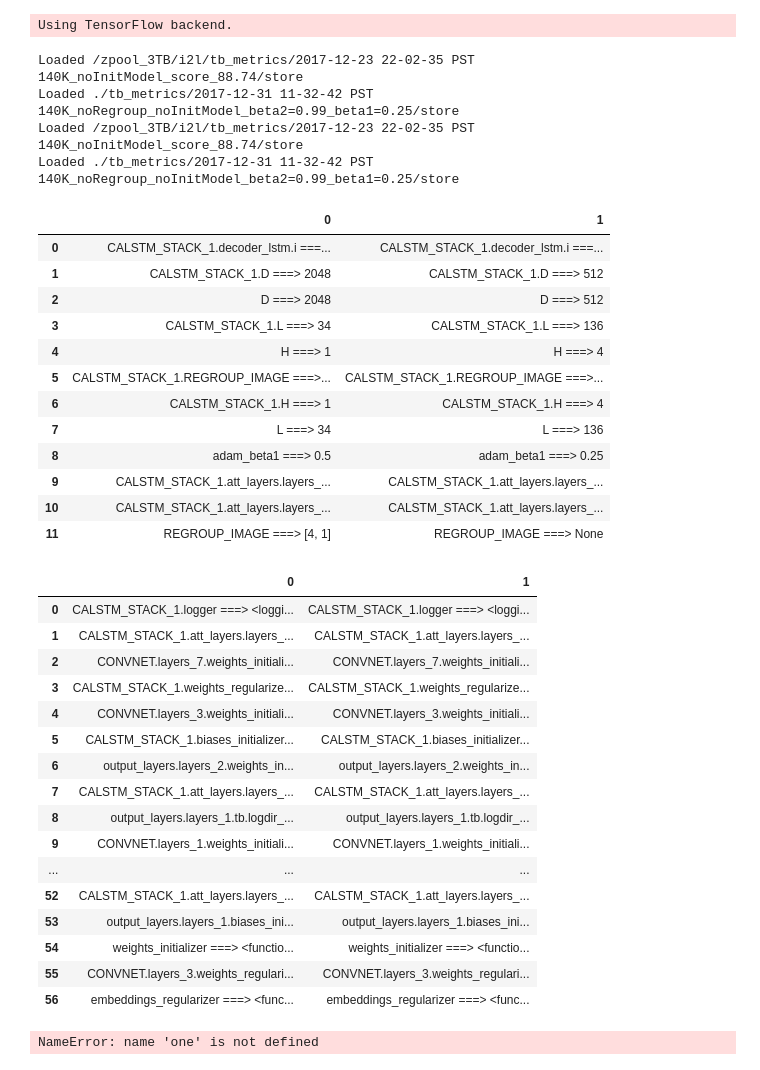
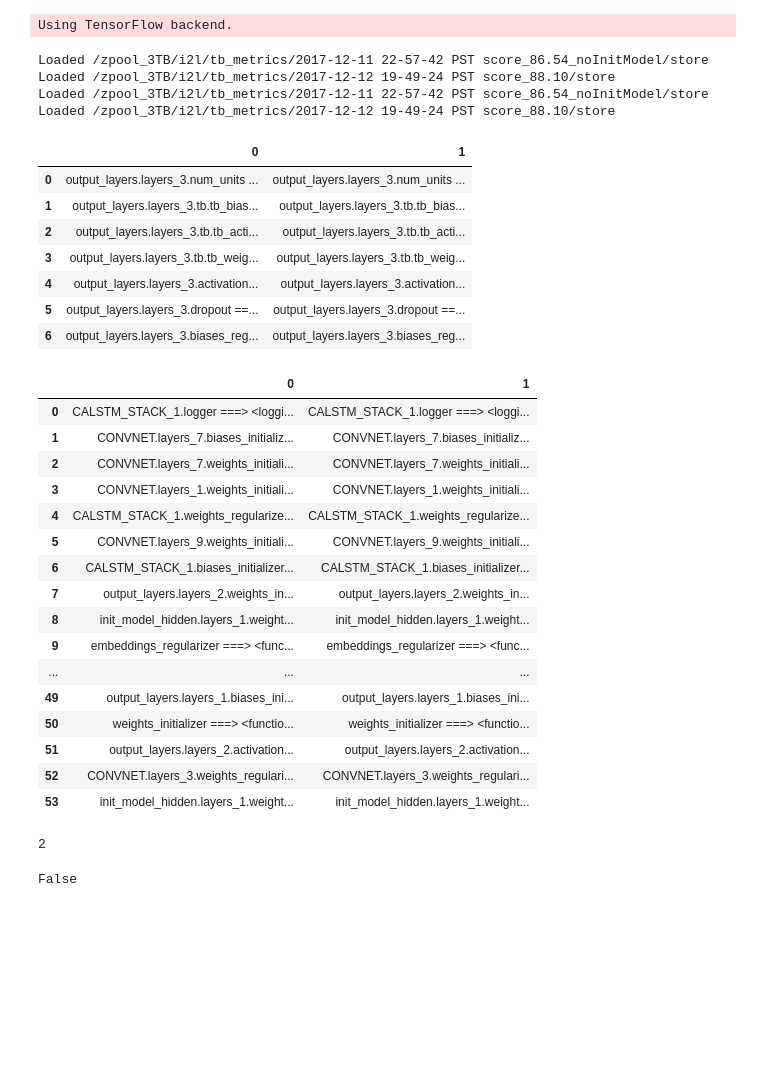
Before and after one commit to untrix/im2latex, a Jupyter notebook: src/diff_params.ipynb, the cells around one changed output. Cells and saved outputs as stored; diff of their text form; code cells hidden in the pictures; blank space fills up the shorter version.

```diff
--- a/src/diff_params.ipynb
+++ b/src/diff_params.ipynb
@@ -29,51 +29,49 @@ from viz_commons import VisualizeDir, DiffParams, VisualizeStep
 # %% [output]
 Using TensorFlow backend.
 # %%
-diff = DiffParams('/zpool_3TB/i2l/tb_metrics/2017-12-23 22-02-35 PST 140K_noInitModel_score_88.74/store', './tb_metrics/2017-12-31 11-32-42 PST 140K_noRegroup_noInitModel_beta2=0.99_beta1=0.25/store')
+diff = DiffParams('/zpool_3TB/i2l/tb_metrics/2017-12-11 22-57-42 PST score_86.54_noInitModel/store', '/zpool_3TB/i2l/tb_metrics/2017-12-12 19-49-24 PST score_88.10/store')
 one, two = diff.get_hyper()
 head, tail = diff.hyper(show=True)
 # head[~head[0].str.contains('CONVNET')]
 # %% [output]
-Loaded /zpool_3TB/i2l/tb_metrics/2017-12-23 22-02-35 PST 140K_noInitModel_score_88.74/store
-Loaded ./tb_metrics/2017-12-31 11-32-42 PST 140K_noRegroup_noInitModel_beta2=0.99_beta1=0.25/store
-Loaded /zpool_3TB/i2l/tb_metrics/2017-12-23 22-02-35 PST 140K_noInitModel_score_88.74/store
-Loaded ./tb_metrics/2017-12-31 11-32-42 PST 140K_noRegroup_noInitModel_beta2=0.99_beta1=0.25/store
+Loaded /zpool_3TB/i2l/tb_metrics/2017-12-11 22-57-42 PST score_86.54_noInitModel/store
+Loaded /zpool_3TB/i2l/tb_metrics/2017-12-12 19-49-24 PST score_88.10/store
+Loaded /zpool_3TB/i2l/tb_metrics/2017-12-11 22-57-42 PST score_86.54_noInitModel/store
+Loaded /zpool_3TB/i2l/tb_metrics/2017-12-12 19-49-24 PST score_88.10/store
 |  | 0 | 1 |
-| 0 | CALSTM_STACK_1.decoder_lstm.i ===... | CALSTM_STACK_1.decoder_lstm.i ===... |
-| 1 | CALSTM_STACK_1.D ===> 2048 | CALSTM_STACK_1.D ===> 512 |
-| 2 | D ===> 2048 | D ===> 512 |
-| 3 | CALSTM_STACK_1.L ===> 34 | CALSTM_STACK_1.L ===> 136 |
-| 4 | H ===> 1 | H ===> 4 |
-| 5 | CALSTM_STACK_1.REGROUP_IMAGE ===>... | CALSTM_STACK_1.REGROUP_IMAGE ===>... |
-| 6 | CALSTM_STACK_1.H ===> 1 | CALSTM_STACK_1.H ===> 4 |
-| 7 | L ===> 34 | L ===> 136 |
-| 8 | adam_beta1 ===> 0.5 | adam_beta1 ===> 0.25 |
-| 9 | CALSTM_STACK_1.att_layers.layers_... | CALSTM_STACK_1.att_layers.layers_... |
-| 10 | CALSTM_STACK_1.att_layers.layers_... | CALSTM_STACK_1.att_layers.layers_... |
-| 11 | REGROUP_IMAGE ===> [4, 1] | REGROUP_IMAGE ===> None |
+| 0 | output_layers.layers_3.num_units ... | output_layers.layers_3.num_units ... |
+| 1 | output_layers.layers_3.tb.tb_bias... | output_layers.layers_3.tb.tb_bias... |
+| 2 | output_layers.layers_3.tb.tb_acti... | output_layers.layers_3.tb.tb_acti... |
+| 3 | output_layers.layers_3.tb.tb_weig... | output_layers.layers_3.tb.tb_weig... |
+| 4 | output_layers.layers_3.activation... | output_layers.layers_3.activation... |
+| 5 | output_layers.layers_3.dropout ==... | output_layers.layers_3.dropout ==... |
+| 6 | output_layers.layers_3.biases_reg... | output_layers.layers_3.biases_reg... |
 |  | 0 | 1 |
 | 0 | CALSTM_STACK_1.logger ===> <loggi... | CALSTM_STACK_1.logger ===> <loggi... |
-| 1 | CALSTM_STACK_1.att_layers.layers_... | CALSTM_STACK_1.att_layers.layers_... |
+| 1 | CONVNET.layers_7.biases_initializ... | CONVNET.layers_7.biases_initializ... |
 | 2 | CONVNET.layers_7.weights_initiali... | CONVNET.layers_7.weights_initiali... |
-| 3 | CALSTM_STACK_1.weights_regularize... | CALSTM_STACK_1.weights_regularize... |
-| 4 | CONVNET.layers_3.weights_initiali... | CONVNET.layers_3.weights_initiali... |
-| 5 | CALSTM_STACK_1.biases_initializer... | CALSTM_STACK_1.biases_initializer... |
-| 6 | output_layers.layers_2.weights_in... | output_layers.layers_2.weights_in... |
-| 7 | CALSTM_STACK_1.att_layers.layers_... | CALSTM_STACK_1.att_layers.layers_... |
-| 8 | output_layers.layers_1.tb.logdir_... | output_layers.layers_1.tb.logdir_... |
-| 9 | CONVNET.layers_1.weights_initiali... | CONVNET.layers_1.weights_initiali... |
+| 3 | CONVNET.layers_1.weights_initiali... | CONVNET.layers_1.weights_initiali... |
+| 4 | CALSTM_STACK_1.weights_regularize... | CALSTM_STACK_1.weights_regularize... |
+| 5 | CONVNET.layers_9.weights_initiali... | CONVNET.layers_9.weights_initiali... |
+| 6 | CALSTM_STACK_1.biases_initializer... | CALSTM_STACK_1.biases_initializer... |
+| 7 | output_layers.layers_2.weights_in... | output_layers.layers_2.weights_in... |
+| 8 | init_model_hidden.layers_1.weight... | init_model_hidden.layers_1.weight... |
+| 9 | embeddings_regularizer ===> <func... | embeddings_regularizer ===> <func... |
 | ... | ... | ... |
-| 52 | CALSTM_STACK_1.att_layers.layers_... | CALSTM_STACK_1.att_layers.layers_... |
-| 53 | output_layers.layers_1.biases_ini... | output_layers.layers_1.biases_ini... |
-| 54 | weights_initializer ===> <functio... | weights_initializer ===> <functio... |
-| 55 | CONVNET.layers_3.weights_regulari... | CONVNET.layers_3.weights_regulari... |
-| 56 | embeddings_regularizer ===> <func... | embeddings_regularizer ===> <func... |
+| 49 | output_layers.layers_1.biases_ini... | output_layers.layers_1.biases_ini... |
+| 50 | weights_initializer ===> <functio... | weights_initializer ===> <functio... |
+| 51 | output_layers.layers_2.activation... | output_layers.layers_2.activation... |
+| 52 | CONVNET.layers_3.weights_regulari... | CONVNET.layers_3.weights_regulari... |
+| 53 | init_model_hidden.layers_1.weight... | init_model_hidden.layers_1.weight... |
-# %%
-(one['init_model_final_layers'])
-# %% [output]
-NameError: name 'one' is not defined
+# %%
+# (one['build_init_model'])
+len(two['output_layers']['layers'])
+# %% [output]
+2
 # %%
-two['build_init_model']
+one['build_init_model']
+# %% [output]
+False
 # %%
 params = ['2017-12-06 15-40-46 PST score_86.14',
           '2017-12-07 23-23-25 PST score_87.45',
```
Also changed, not shown: 6 other files.
